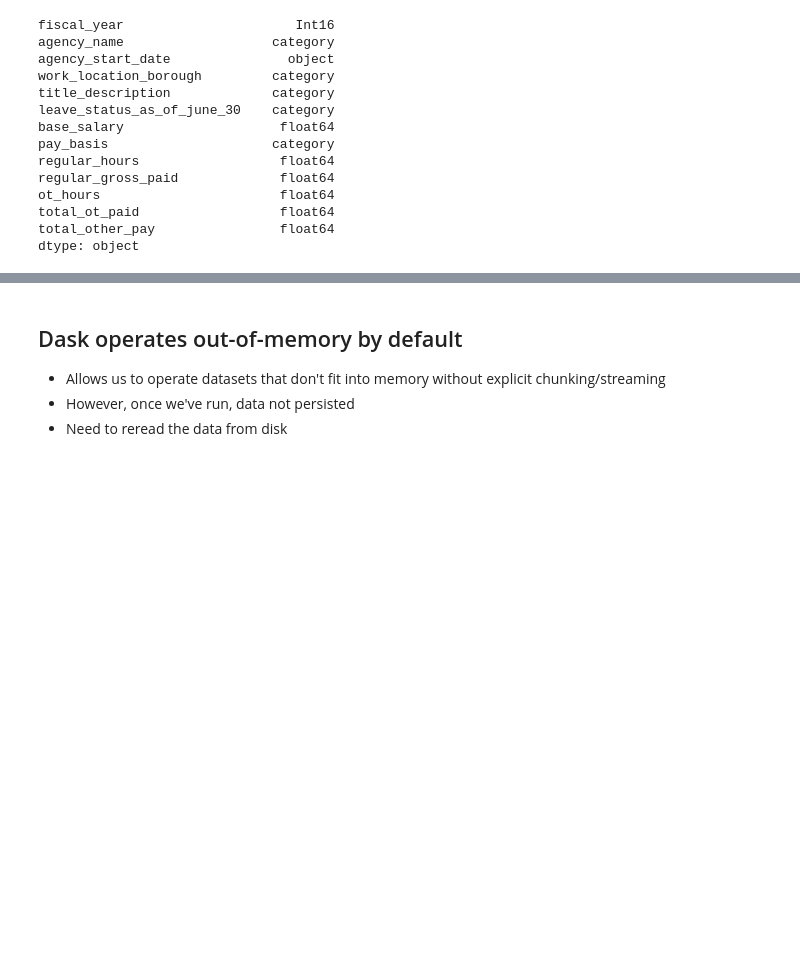
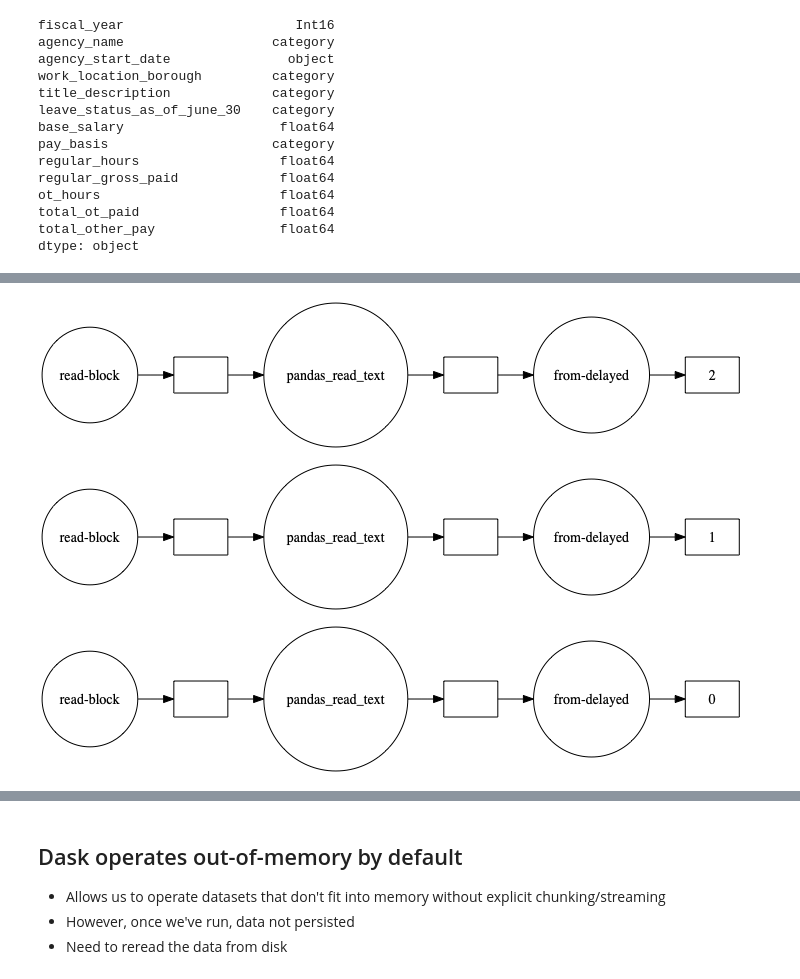
Before and after one commit to dgerlanc/dask-scaling-dataframe, a Jupyter notebook: 01-10-minutes-to-dask.ipynb, the cells around one changed output, grey strips where cells are left out. Drawn from its saved outputs; the diff is of its cells as text; code cells hidden in the pictures; blank space fills up the shorter version.

```diff
--- a/01-10-minutes-to-dask.ipynb
+++ b/01-10-minutes-to-dask.ipynb
@@ -109,3 +165,7 @@ pay3.visualize()
+# %%
+pay.visualize(rankdir="LR")
+# %% [output]
+[figure, added]
 # %%
 pay.npartitions
 # %% [output]
```
Also changed, not shown: parts of 46 cells of this notebook, 15 other files.
